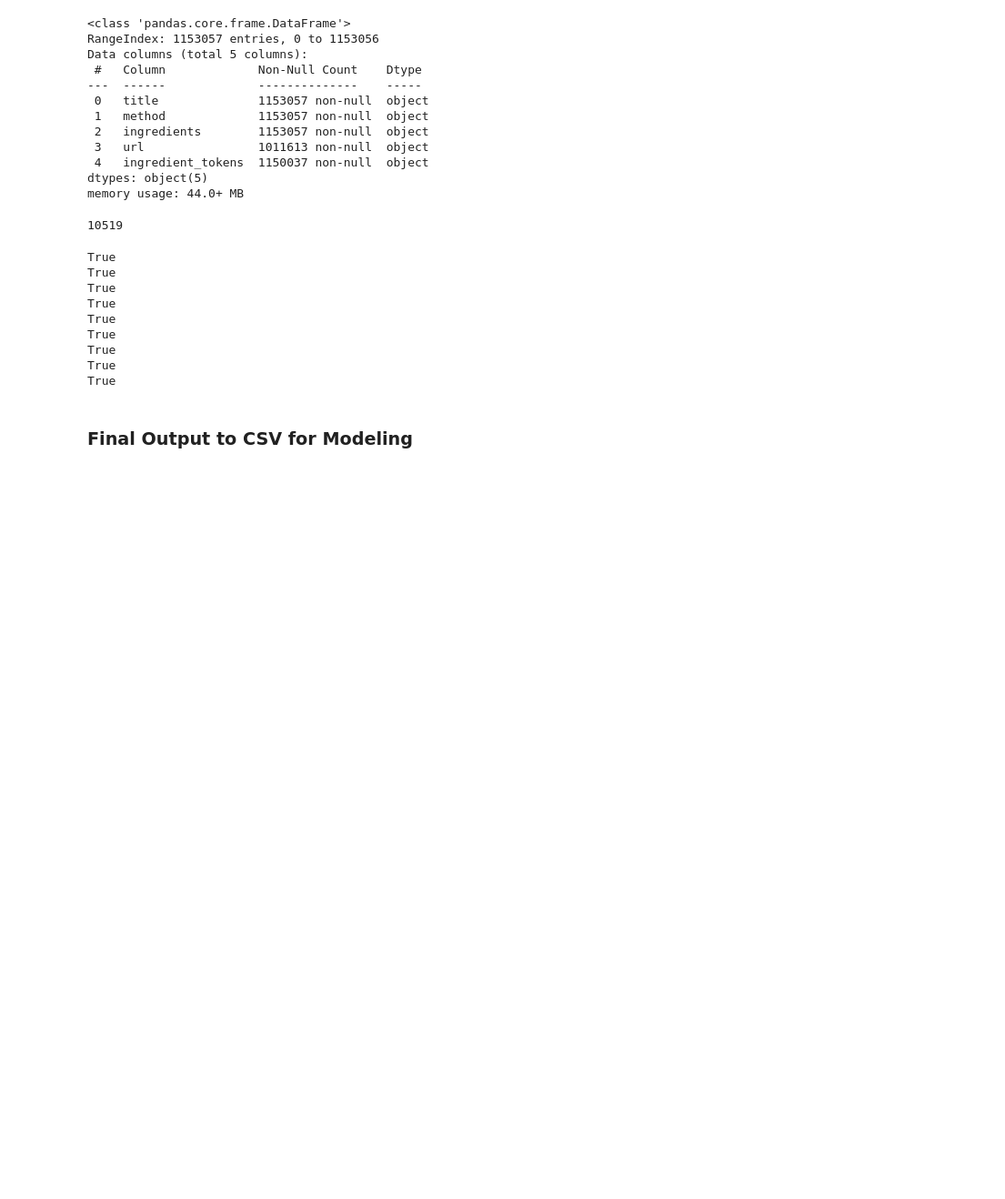
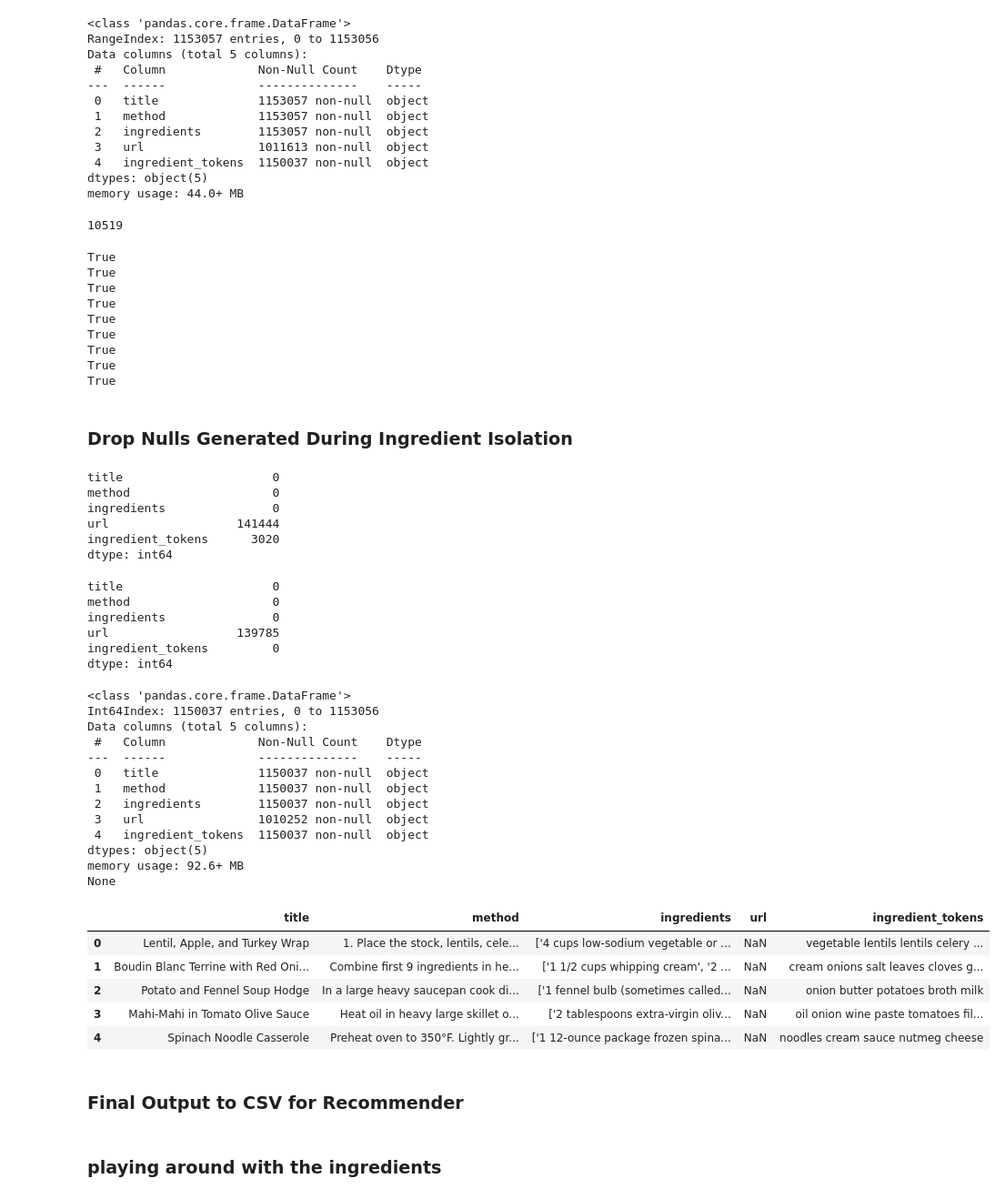
Before and after one commit to leejlittlejohn/3ingredients, a Jupyter notebook: ingredient_cleaning.ipynb, the cells around one changed output. Shown: that part at 91% size. Saved outputs shown, nothing was run; the diff lists cells and outputs as text; code cells hidden in the pictures; blank space fills up the shorter version.

Commit message:
add recommender

```diff
--- a/ingredient_cleaning.ipynb
+++ b/ingredient_cleaning.ipynb
@@ -268,6 +267,50 @@ True
 True
 True
 True
+# %% [markdown]
+### Drop Nulls Generated During Ingredient Isolation
+# %%
+big_dumb.isnull().sum()
+# %% [output]
+title                     0
+method                    0
+ingredients               0
+url                  141444
+ingredient_tokens      3020
+dtype: int64
+# %%
+big_dumb.dropna(subset=['ingredient_tokens'], inplace=True)
+big_dumb.isnull().sum()
+# %% [output]
+title                     0
+method                    0
+ingredients               0
+url                  139785
+ingredient_tokens         0
+dtype: int64
+# %%
+print(big_dumb.info())
+big_dumb.head()
+# %% [output]
+<class 'pandas.core.frame.DataFrame'>
+Int64Index: 1150037 entries, 0 to 1153056
+Data columns (total 5 columns):
+ #   Column             Non-Null Count    Dtype
+---  ------             --------------    -----
+ 0   title              1150037 non-null  object
+ 1   method             1150037 non-null  object
+ 2   ingredients        1150037 non-null  object
+ 3   url                1010252 non-null  object
+ 4   ingredient_tokens  1150037 non-null  object
+dtypes: object(5)
+memory usage: 92.6+ MB
+None
+|  | title | method | ingredients | url | ingredient_tokens |
+| 0 | Lentil, Apple, and Turkey Wrap | 1. Place the stock, lentils, cele... | ['4 cups low-sodium vegetable or ... | NaN | vegetable lentils lentils celery ... |
+| 1 | Boudin Blanc Terrine with Red Oni... | Combine first 9 ingredients in he... | ['1 1/2 cups whipping cream', '2 ... | NaN | cream onions salt leaves cloves g... |
+| 2 | Potato and Fennel Soup Hodge | In a large heavy saucepan cook di... | ['1 fennel bulb (sometimes called... | NaN | onion butter potatoes broth milk |
+| 3 | Mahi-Mahi in Tomato Olive Sauce | Heat oil in heavy large skillet o... | ['2 tablespoons extra-virgin oliv... | NaN | oil onion wine paste tomatoes fil... |
+| 4 | Spinach Noodle Casserole | Preheat oven to 350°F. Lightly gr... | ['1 12-ounce package frozen spina... | NaN | noodles cream sauce nutmeg cheese |
 # %% [markdown]
-### Final Output to CSV for Modeling
+### Final Output to CSV for Recommender
 # %%
@@ -274,0 +318,2 @@ big_dumb.to_csv('data/clean.csv', index=False)
+# %% [markdown]
+### playing around with the ingredients
```
Also changed, not shown: parts of 12 cells of this notebook, 3 other files.
